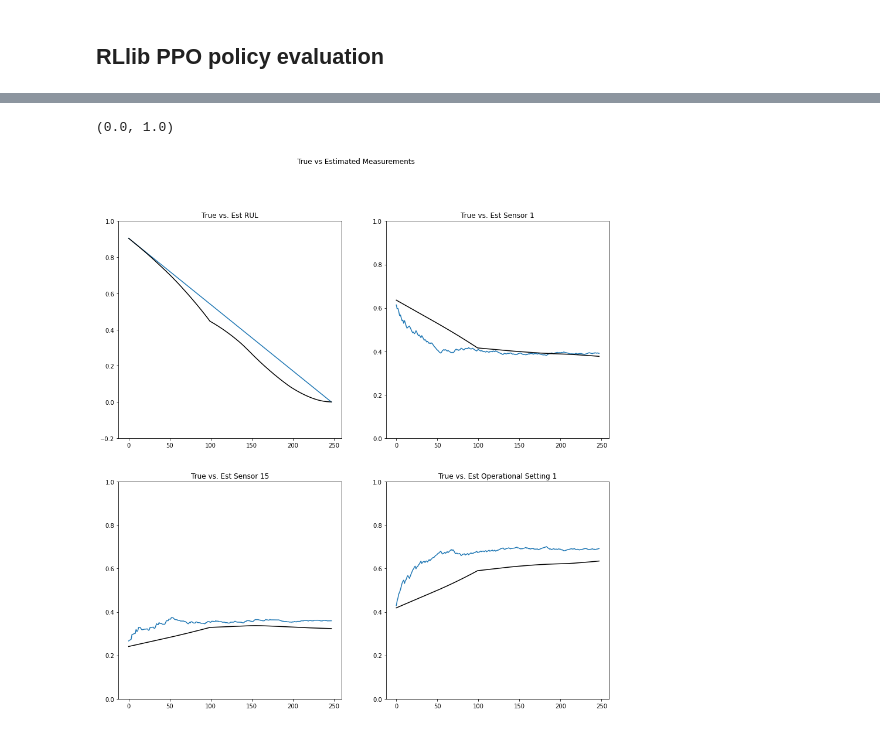
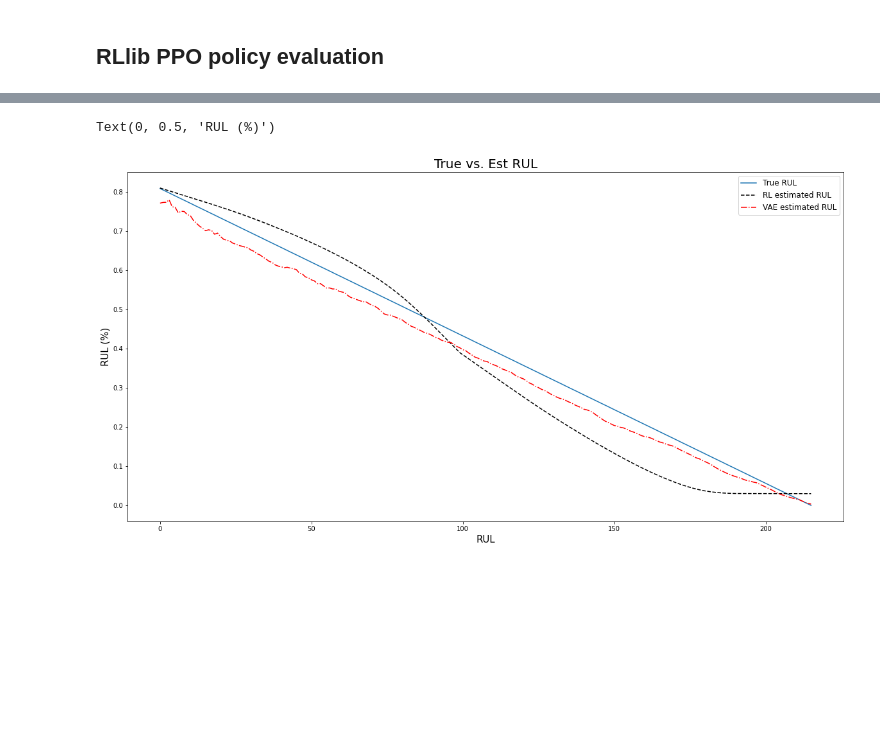
Before and after one commit to erskordi/RL_Reliability, a Jupyter notebook: RLlib-PPO-policy_eval.ipynb, the cells around one changed output, grey strips where cells are left out. Cells and saved outputs as stored; diff of their text form; code cells hidden in the pictures; blank space fills up the shorter version.

Commit message:
fixed some errors;RUL plot finalized

```diff
--- a/RLlib-PPO-policy_eval.ipynb
+++ b/RLlib-PPO-policy_eval.ipynb
@@ -163,3 +161,6 @@ test_engine_df = df.iloc[np.cumsum(engine_lives[:s])[-1]+current_step:np.cumsum(
+# %%
+test_engine_df = df.iloc[np.cumsum(engine_lives[:s])[-1]+current_step:np.cumsum(engine_lives[:s])[-1]\
+                         +engine_lives[s],1:].reset_index(drop=True)
 # %%
 import pandas as pd
 
@@ -193,30 +168,22 @@ Text(0, 0.5, 'RUL (%)')
-# %%
-# '''
-fig, axs = plt.subplots(2, 2, figsize=(15,15))
-fig.suptitle('True vs Estimated Measurements')
-plt.rcParams["figure.figsize"] = (10,10)
-
-axs[0, 0].plot(test_engine_df['NormTime'])
-axs[0, 0].plot(eval_df['NormTime'].iloc[:steps_to_go], color='black')
-axs[0, 0].title.set_text('True vs. Est RUL')
-axs[0, 0].set_ylim([-0.2,1])
-
-axs[0, 1].plot(test_engine_df['Sensor2'])
-axs[0, 1].plot(eval_df['Sensor2'].iloc[:steps_to_go], color='black')
-axs[0, 1].title.set_text('True vs. Est Sensor 1')
-axs[0, 1].set_ylim([0,1])
-
-axs[1, 0].plot(test_engine_df['Sensor15'])
-axs[1, 0].plot(eval_df['Sensor15'].iloc[:steps_to_go], color='black')
-axs[1, 0].title.set_text('True vs. Est Sensor 15')
-axs[1, 0].set_ylim([0,1])
-
-axs[1, 1].plot(test_engine_df['OpSetting2'])
-axs[1, 1].plot(eval_df['OpSetting2'].iloc[:steps_to_go], color='black')
-axs[1, 1].title.set_text('True vs. Est Operational Setting 1')
-axs[1, 1].set_ylim([0,1])
-# %% [output]
-(0.0, 1.0)
-[figure, removed]
+# %%
+decoded_df = pd.read_csv('decoded_df.csv')
+# %%
+test_engine_decoded_df = decoded_df.iloc[np.cumsum(engine_lives[:s])[-1]+current_step:np.cumsum(engine_lives[:s])[-1]\
+                                 +engine_lives[s],:].reset_index(drop=True)
+# %%
+# '''
+import matplotlib.pyplot as plt
+plt.rcParams["figure.figsize"] = (20,10)
+
+plt.plot(test_engine_df['NormTime'],label="True RUL")
+plt.plot(eval_df['NormTime'].iloc[:steps_to_go], color='black', ls='--', label="RL estimated RUL")
+plt.plot(test_engine_decoded_df['NormTime'].iloc[:steps_to_go], color='red', ls='-.', label="VAE estimated RUL")
+plt.legend(prop={'size': 12})
+plt.title('True vs. Est RUL', size=20)
+plt.xlabel('RUL', size=15)
+plt.ylabel('RUL (%)', size=15)
+# %% [output]
+Text(0, 0.5, 'RUL (%)')
+[figure, added]
 # %%
 ray.shutdown()
```
Also changed, not shown: parts of 12 cells of this notebook, 1 other file.
